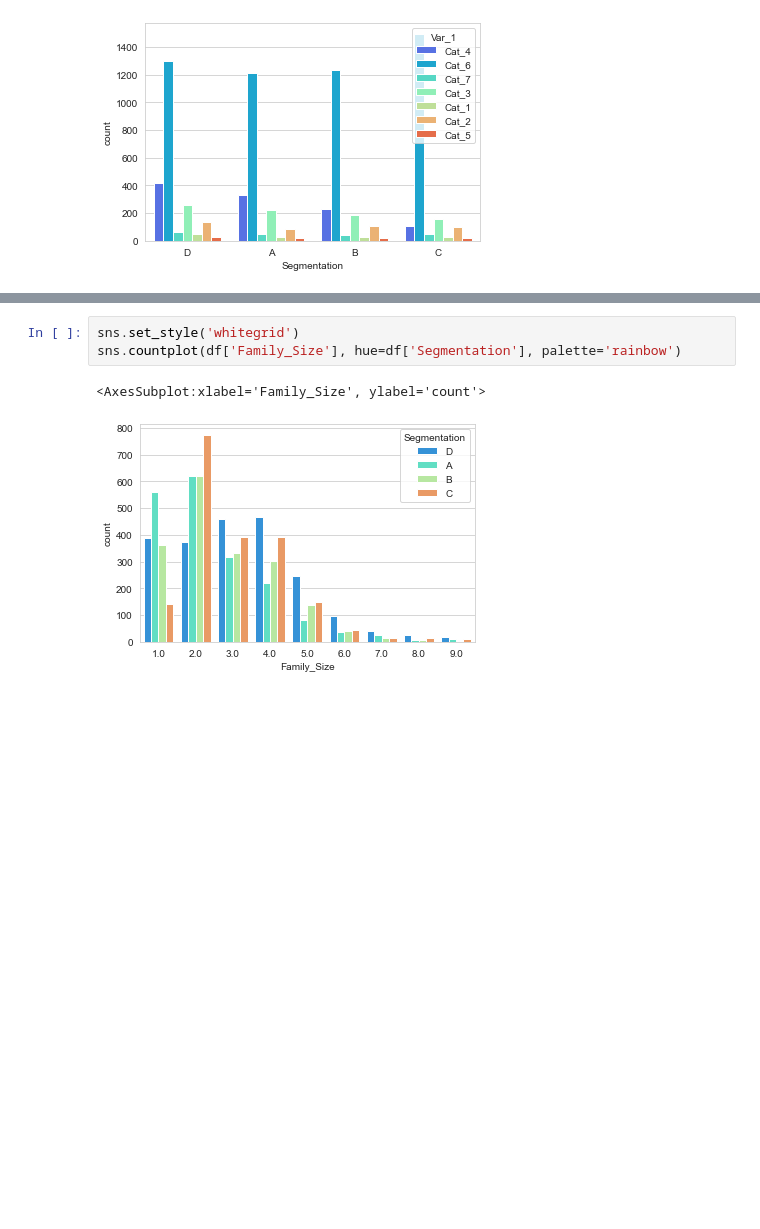
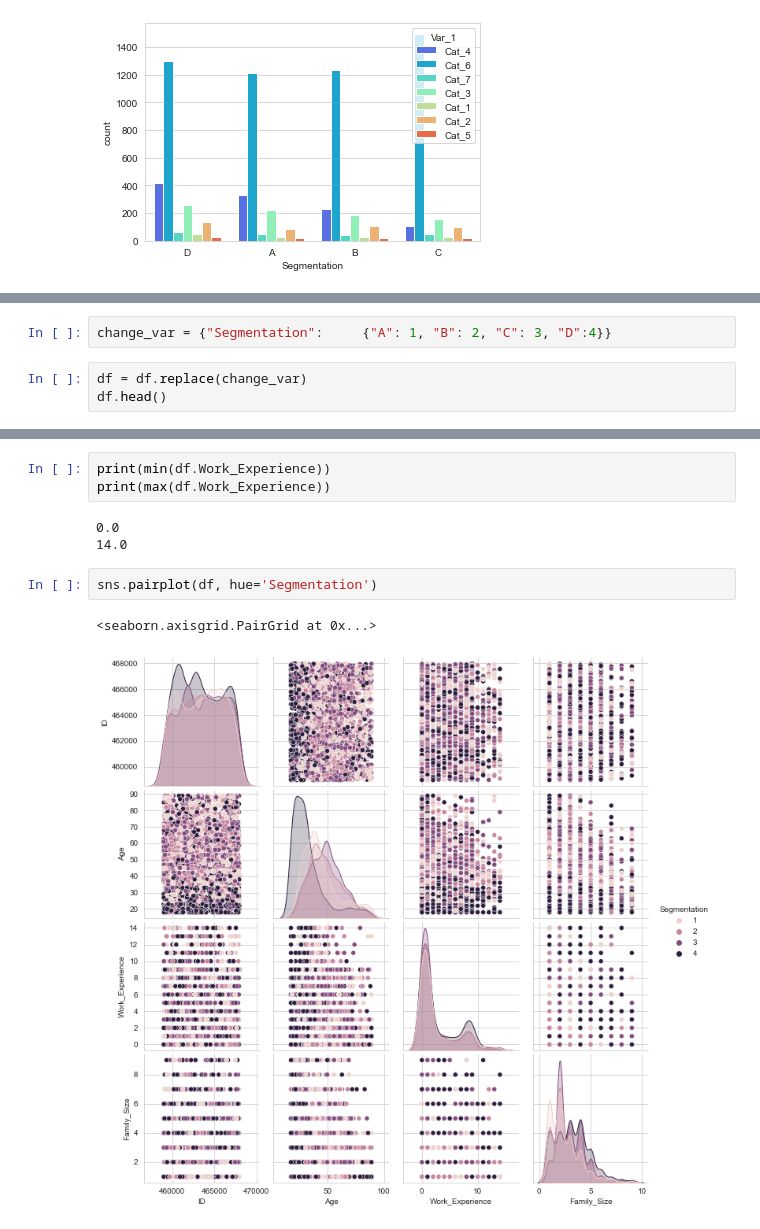
Before and after one commit to dheeraj-2000/Data-Science-Case-Study, a Jupyter notebook: Customer Segmentation/CustomerSegment.ipynb, the cells around one changed output, grey strips where cells are left out. Saved outputs shown, nothing was run; the diff lists cells and outputs as text; blank space fills up the shorter version.

```diff
--- a/Customer Segmentation/CustomerSegment.ipynb
+++ b/Customer Segmentation/CustomerSegment.ipynb
@@ -137,0 +181,5 @@ sns.countplot(df['Segmentation'], hue=df['Var_1'], palette='rainbow')
+# %%
+change_var = {"Segmentation":     {"A": 1, "B": 2, "C": 3, "D":4}}
+# %%
+df = df.replace(change_var)
+df.head()
@@ -146,6 +217,11 @@ df.corr()
+# %%
+print(min(df.Work_Experience))
+print(max(df.Work_Experience))
+# %% [output]
+0.0
+14.0
 # %%
-sns.set_style('whitegrid')
-sns.countplot(df['Family_Size'], hue=df['Segmentation'], palette='rainbow')
+sns.pairplot(df, hue='Segmentation')
 # %% [output]
-<AxesSubplot:xlabel='Family_Size', ylabel='count'>
+<seaborn.axisgrid.PairGrid at 0x...>
-[figure, old version]
+[figure, new version]
```
Also changed, not shown: parts of 21 cells of this notebook.
